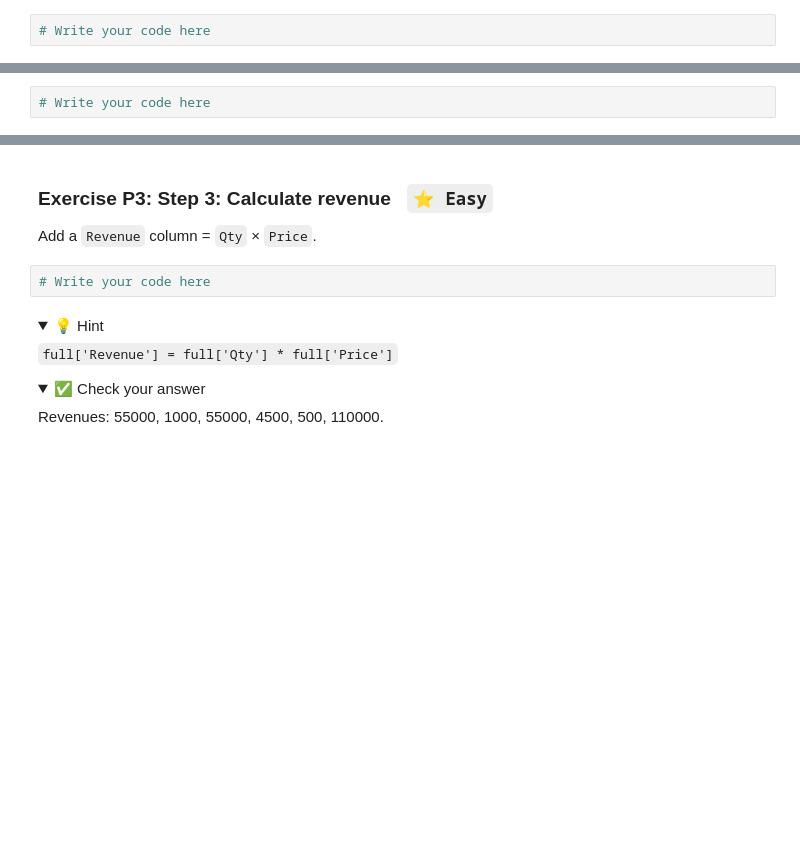
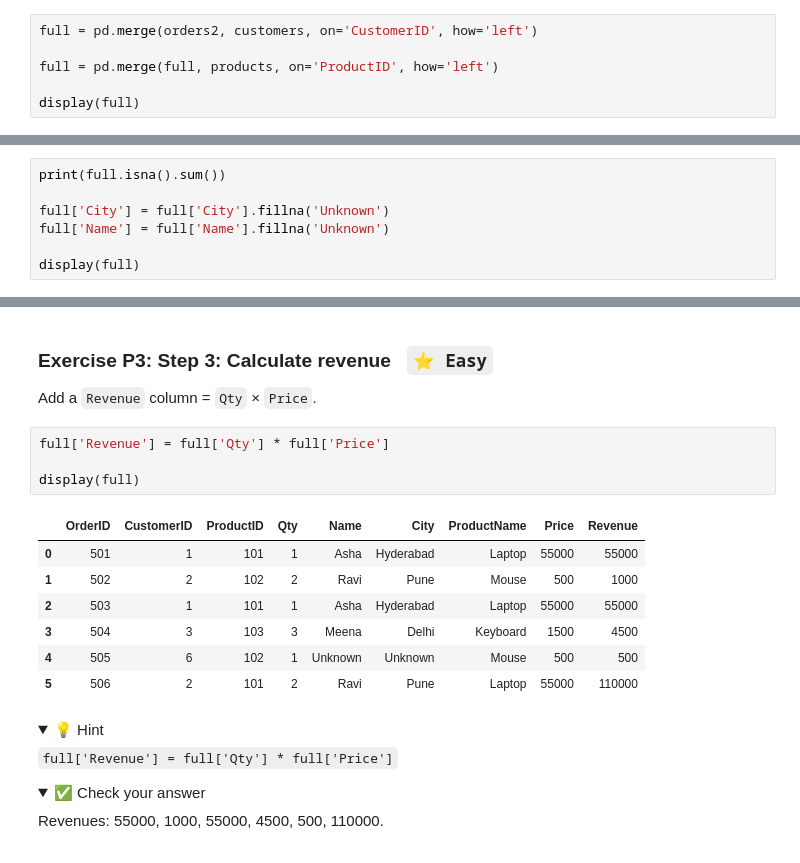
Before and after one commit to Taulant-TM/pandas-assessment, a Jupyter notebook: Pandas_Exercises.ipynb, the cells around one changed output, grey strips where cells are left out. Saved outputs shown, nothing was run; the diff lists cells and outputs as text; folded sections open; blank space fills up the shorter version.

```diff
--- a/Pandas_Exercises.ipynb
+++ b/Pandas_Exercises.ipynb
@@ -1106,4 +1106,8 @@ Work through the steps in order.
 
 Merge `orders2` with `customers` (on `CustomerID`), then merge the result with `products` (on `ProductID`). Use **left** merges so no order is lost. Save as `full`.
 # %%
-# Write your code here
+full = pd.merge(orders2, customers, on='CustomerID', how='left')
+
+full = pd.merge(full, products, on='ProductID', how='left')
+
+display(full)
@@ -1125,4 +1137,9 @@ You can chain: `full = orders2.merge(customers, on='CustomerID', how='left').mer
 1. Count the missing values in `full`.
 2. Fill the missing `City` and `Name` with `'Unknown'`.
 # %%
-# Write your code here
+print(full.isna().sum())
+
+full['City'] = full['City'].fillna('Unknown')
+full['Name'] = full['Name'].fillna('Unknown')
+
+display(full)
@@ -1143,7 +1177,17 @@ Before filling: City **1** missing, Name **1** missing (order 505). Afterwards:
 
 Add a `Revenue` column = `Qty` × `Price`.
 # %%
-# Write your code here
+full['Revenue'] = full['Qty'] * full['Price']
+
+display(full)
+# %% [output]
+|  | OrderID | CustomerID | ProductID | Qty | Name | City | ProductName | Price | Revenue |
+| 0 | 501 | 1 | 101 | 1 | Asha | Hyderabad | Laptop | 55000 | 55000 |
+| 1 | 502 | 2 | 102 | 2 | Ravi | Pune | Mouse | 500 | 1000 |
+| 2 | 503 | 1 | 101 | 1 | Asha | Hyderabad | Laptop | 55000 | 55000 |
+| 3 | 504 | 3 | 103 | 3 | Meena | Delhi | Keyboard | 1500 | 4500 |
+| 4 | 505 | 6 | 102 | 1 | Unknown | Unknown | Mouse | 500 | 500 |
+| 5 | 506 | 2 | 101 | 2 | Ravi | Pune | Laptop | 55000 | 110000 |
 # %% [markdown]
 <details><summary>💡 Hint</summary>
 
```
Also changed, not shown: parts of 4 cells of this notebook.
